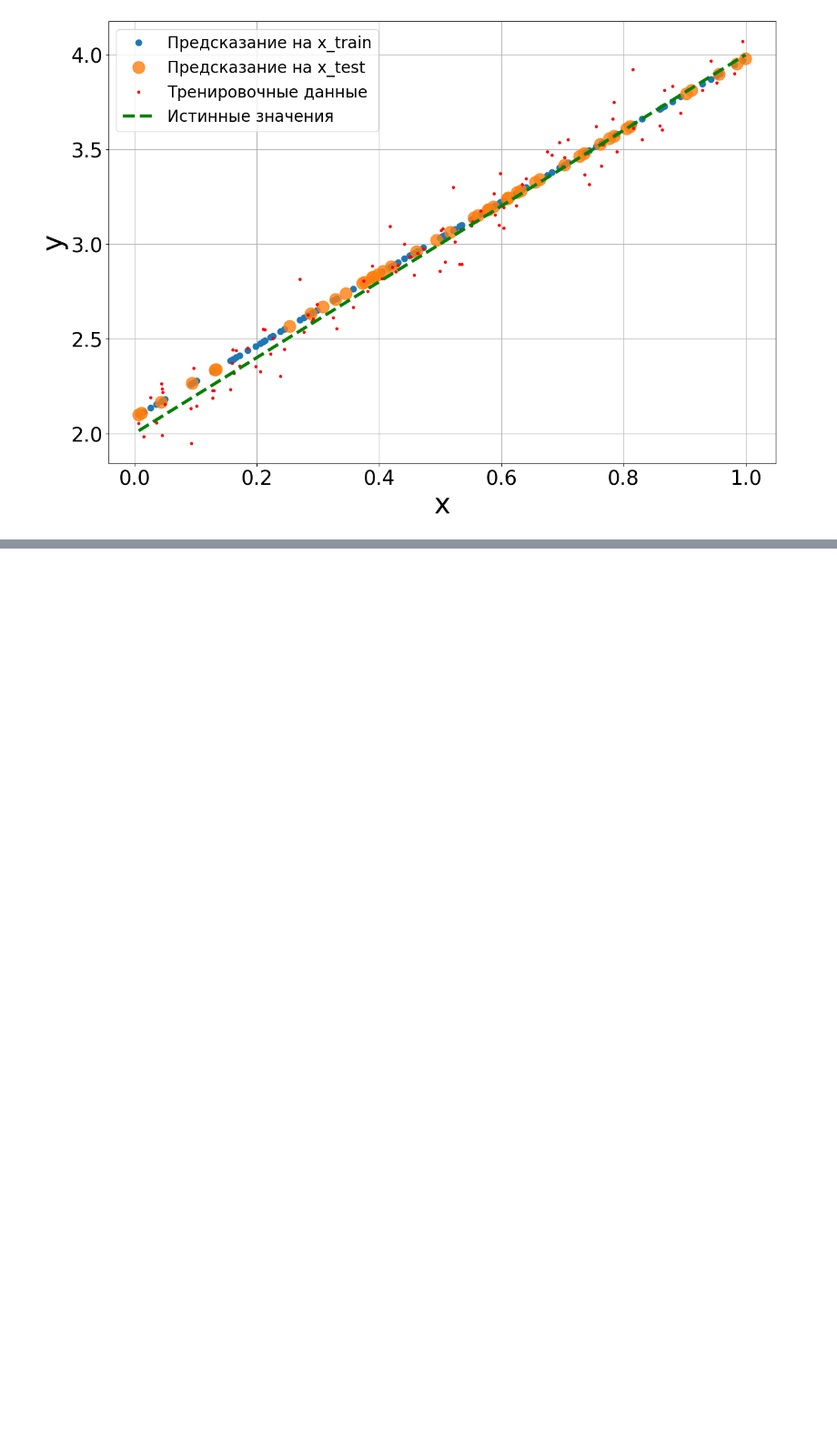
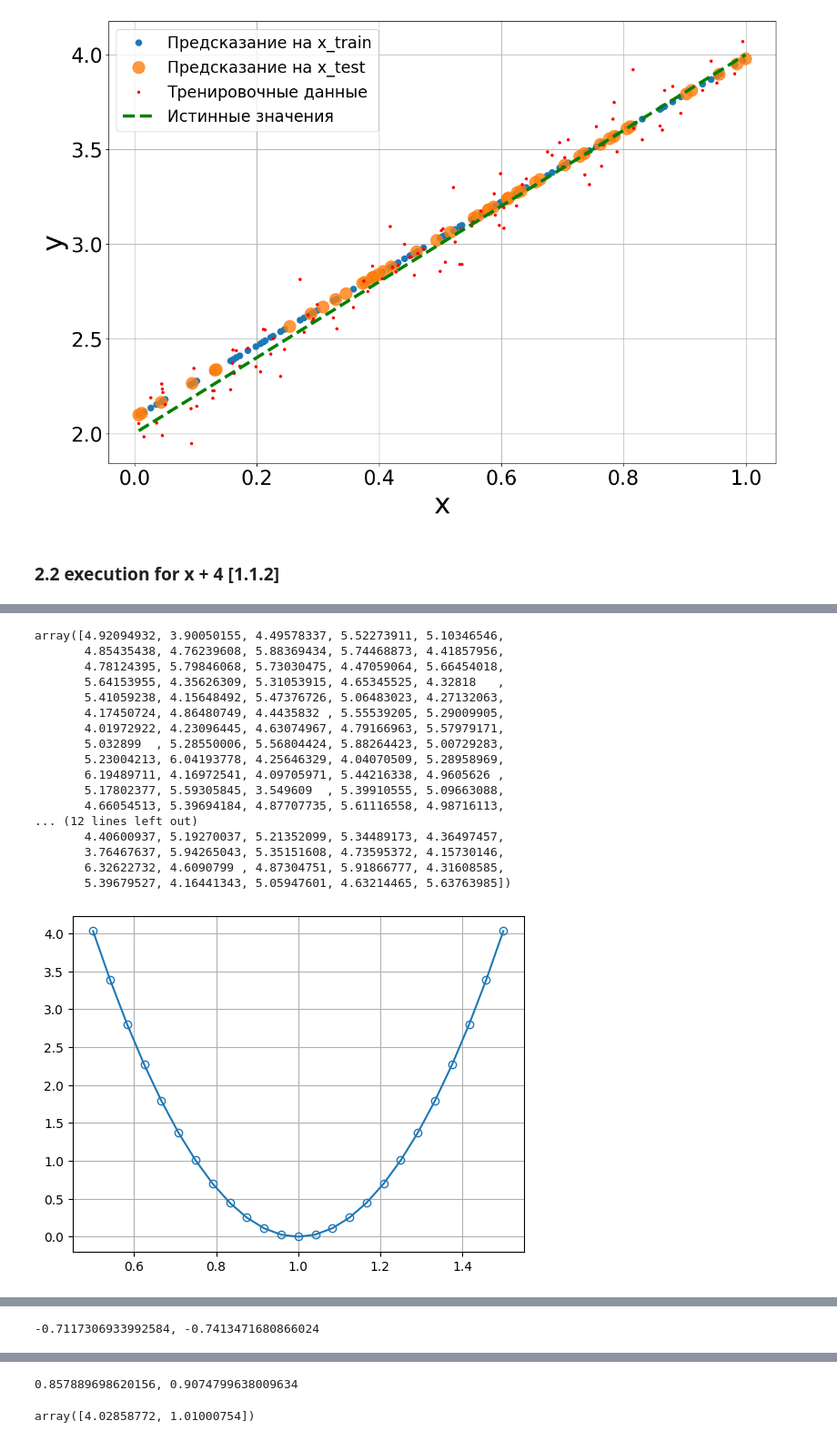
Before and after one commit to modernpacifist/engineering-of-machine-learning-urfu, a Jupyter notebook: math-basics-of-machine-learning/Notebooks/HW2_MBML.ipynb, the cells around one changed output, grey strips where cells are left out. Shown at 91% size. Cells and saved outputs as stored; diff of their text form; code cells hidden in the pictures; blank space fills up the shorter version.

Commit message:
math-basics-of-machine-learning/Notebooks/HW2_MBML.ipynb:done item 2

```diff
--- a/math-basics-of-machine-learning/Notebooks/HW2_MBML.ipynb
+++ b/math-basics-of-machine-learning/Notebooks/HW2_MBML.ipynb
@@ -282,14 +261,7 @@ print(grad)
 [-3.63559711 -0.02488869]
 # %%
 def update_weights(grad, W, learning_rate):
-    """Обновим веса
-    Входные переменные:
-    ===========
-    grad: значение градиента
-    W: веса
-    learning_rate: скорость обучения
-    """
-    return W - learning_rate * grad # просто из старых весов вычитаем градиент помноженный на скорость обучения
+    return W - learning_rate * grad
 # %%
 learning_rate = 0.1
 weights = update_weights(grad, weights, learning_rate)
@@ -357,20 +319,13 @@ array([2.97624188, 2.22547107, 3.47990709, 2.90461752, 3.07104375,
 weights, cost = fit(x_train, y_train, learning_rate=0.1, epochs=10)
 # %%
 def plot_cost(cost):
-    """Отрисовка функции потерь.
-    Входные переменные:
-    ===========
-    cost: функция потерь
-    """
-    # тут всё стандартно. просто график
     plt.plot(cost, 'o-', linewidth = 4, markersize = 15);
-    # с сеткой
     plt.grid()
-    # и подписаными осями
     plt.xlabel("Эпоха",fontsize=35)
     plt.ylabel("Функция потерь",fontsize=35)
     plt.xticks(fontsize = 25)
     plt.yticks(fontsize = 25);
+    plt.show()
 # %%
 fig  = plt.figure(figsize=(10,7))
 
@@ -456,22 +389,14 @@ vis_weights(weights)
 [figure]
 # %%
 def load_batch(X,y, batch_size = 100):
-    """загрузка батча.
-    Входные переменные:
-    ===========
-    X: признаки
-    y: целевые переменные
-    batch_size: размер батча
-    """
-    idxs = np.arange(y.size) # массив всех индексов
-    np.random.shuffle(idxs) # перемешиваем индексы
+    idxs = np.arange(y.size)
+    np.random.shuffle(idxs)
 
-    for i_batch in range(0,y.size,batch_size): # берем столько батчей, сколько "влезет" в размерность данных
-        idx_batch = idxs[i_batch:i_batch+batch_size] # индексы текущего батча
-        x_batch   = np.take(X, idx_batch,axis=0) # признаки в текущем батче
-        y_batch   = np.take(y, idx_batch) # целевые переменные в текущем батче
-        yield  x_batch, y_batch # возвращаем текущий батч
-        # использование yield вместо return позволит на следущем вызове функции не запускать всё заново, а продолжить итерировать в цикле
+    for i_batch in range(0,y.size,batch_size):
+        idx_batch = idxs[i_batch:i_batch+batch_size]
+        x_batch = np.take(X, idx_batch,axis=0)
+        y_batch = np.take(y, idx_batch)
+        yield  x_batch, y_batch
 # %%
 BATCH = 10
 
@@ -543,6 +455,3 @@ fig  = plt.figure(figsize=(15,10))
 plot_model_weights(x_train, y_train, x_test, linear_1_x, linear_1_y_true, weights)
 # %% [output]
 [figure]
-# %%
-def run_all():
-    return None
@@ -653,0 +521,5 @@ def run_all():
+# %% [markdown]
+### 2.2 execution for x + 4 [1.1.2]
+# %%
+run_all(linear_2_y, linear_2_y_true, linear_2_x)
+# %% [output]
@@ -653,0 +543,18 @@ def run_all():
+array([4.92094932, 3.90050155, 4.49578337, 5.52273911, 5.10346546,
+       4.85435438, 4.76239608, 5.88369434, 5.74468873, 4.41857956,
+       4.78124395, 5.79846068, 5.73030475, 4.47059064, 5.66454018,
+       5.64153955, 4.35626309, 5.31053915, 4.65345525, 4.32818   ,
+       5.41059238, 4.15648492, 5.47376726, 5.06483023, 4.27132063,
+       4.17450724, 4.86480749, 4.4435832 , 5.55539205, 5.29009905,
+       4.01972922, 4.23096445, 4.63074967, 4.79166963, 5.57979171,
+       5.032899  , 5.28550006, 5.56804424, 5.88264423, 5.00729283,
+       5.23004213, 6.04193778, 4.25646329, 4.04070509, 5.28958969,
+       6.19489711, 4.16972541, 4.09705971, 5.44216338, 4.9605626 ,
+       5.17802377, 5.59305845, 3.549609  , 5.39910555, 5.09663088,
+       4.66054513, 5.39694184, 4.87707735, 5.61116558, 4.98716113,
+... (12 lines left out)
+       4.40600937, 5.19270037, 5.21352099, 5.34489173, 4.36497457,
+       3.76467637, 5.94265043, 5.35151608, 4.73595372, 4.15730146,
+       6.32622732, 4.6090799 , 4.87304751, 5.91866777, 4.31608585,
+       5.39679527, 4.16441343, 5.05947601, 4.63214465, 5.63763985])
+[figure, added]
@@ -653,0 +562 @@ def run_all():
+-0.7117306933992584, -0.7413471680866024
@@ -653,0 +565,2 @@ def run_all():
+0.857889698620156, 0.9074799638009634
+array([4.02858772, 1.01000754])
```
Also changed, not shown: parts of 33 cells of this notebook.
